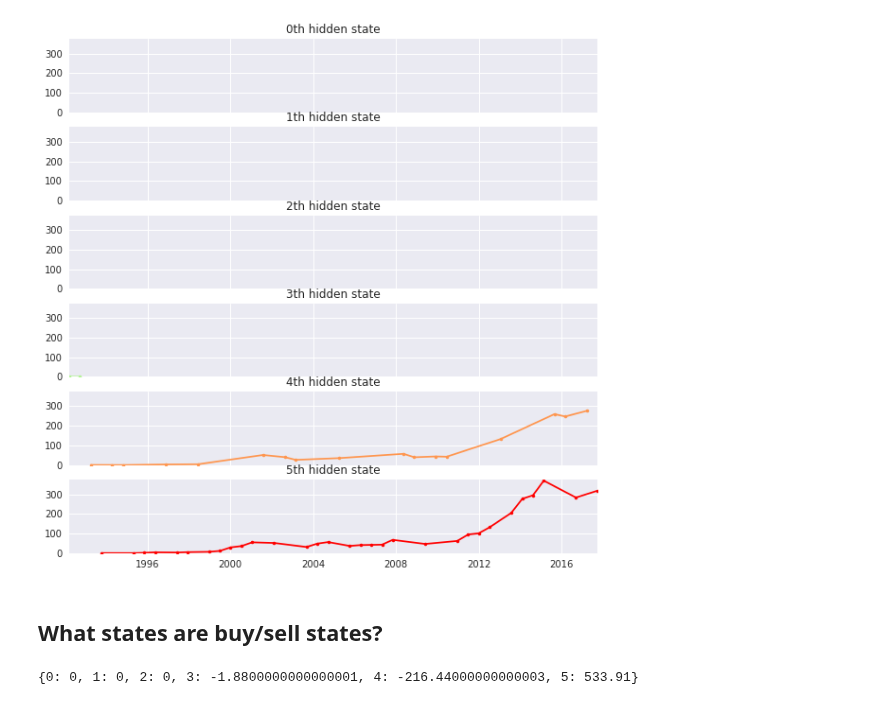
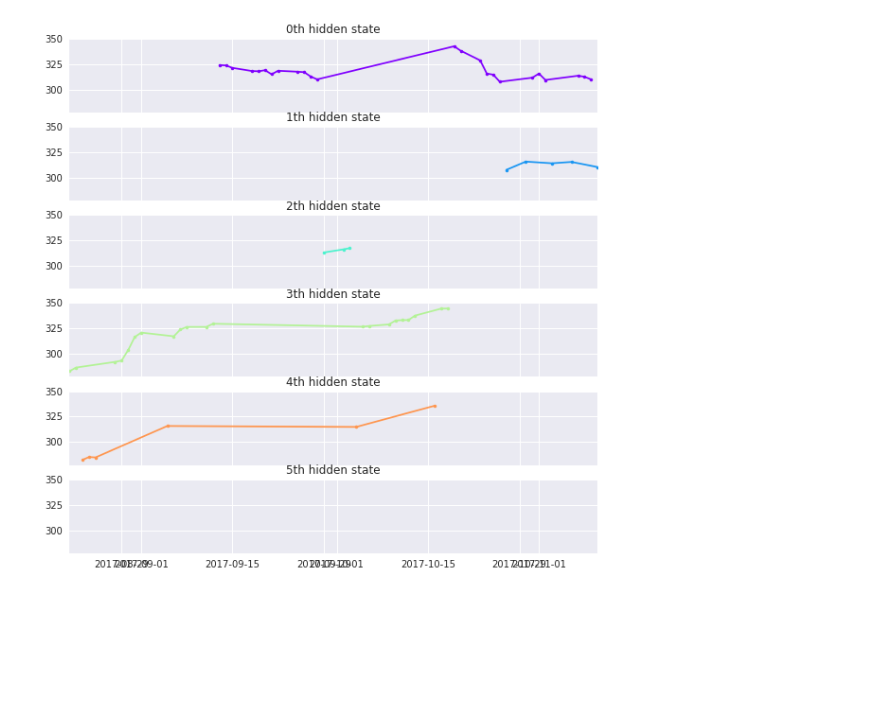
Before and after one commit to sophielouie/cs4100-5100-final-proj, a Jupyter notebook: HMM_Learn.ipynb, the cells around one changed output. Saved outputs shown, nothing was run; the diff lists cells and outputs as text; code cells hidden in the pictures; blank space fills up the shorter version.

```diff
--- a/HMM_Learn.ipynb
+++ b/HMM_Learn.ipynb
@@ -14,7 +14,7 @@ def sample_from_full_df(df, num_samples):
     return df[df.index % mod == 0].reset_index()
 # %%
 # Set global constants
-NUM_OBSERVATIONS = 30
+NUM_OBSERVATIONS = 60
 NUM_COMPONENTS = 6
 USE_FULL_SAMPLE = False
 # %%
@@ -100,10 +100,9 @@ def get_random_distribution(size):
 print("fitting to HMM and decoding ...", end="")
 
 # Make an HMM instance and execute fit
-model = MultinomialHMM(n_components=NUM_COMPONENTS, n_iter=10, params='ste', init_params="")
+model = MultinomialHMM(n_components=NUM_COMPONENTS, n_iter=10, params='ste', init_params="e")
 
 # randomize the initial state probabilities
-# model.startprob_ = [0.16666, 0.16666, 0.16666, 0.16666, 0.16666, 0.16667]
 model.startprob_ = [0.16, 0.16, 0.17, 0.17, 0.17, 0.17]
 
 # randomize the initial transition probabilities
@@ -124,15 +123,6 @@ model.fit(X)
 
 # Predict the optimal sequence of internal hidden state
 hidden_states = model.predict(X)
-print("hidden_states", hidden_states)
 
 print("done")
-
-print(model._get_param_names())
-print(model.transmat_)
-print(model.emissionprob_)
-
-epmForPPT = pd.DataFrame(model.emissionprob_,columns=['Increasing','Decreasing'])
-epmForPPT.insert(0, 'States', ['Very Low','Low','Mod. Low','Mod. High','High', 'Very High'])
-epmForPPT
 # %% [output]
@@ -183,52 +132,32 @@ done
 # print(model.transmat_)
 # print()
 
 dates = df_with_emissions["Date"]
 close_v = df_with_emissions["Close"]
 
 
 fig, axs = plt.subplots(model.n_components, sharex=True, sharey=True)
 colours = cm.rainbow(numpy.linspace(0, 1, model.n_components))
 for i, (ax, colour) in enumerate(zip(axs, colours)):
     # Use fancy indexing to plot data in each state.
     mask = hidden_states == i
     ax.plot_date(dates[mask], close_v[mask], ".-", c=colour)
     ax.set_title("{0}th hidden state".format(i))
 
     # Format the ticks.
-#     ax.xaxis.set_major_locator(YearLocator())
     ax.xaxis.set_minor_locator(MonthLocator())
 
     ax.grid(True)
 
 # set axis
 plt.xlim(dates[0], dates[len(dates)-1])
 
 # set y-axis
-plt.ylim(numpy.amin(close_v), numpy.amax(close_v) + 5)
+plt.ylim(numpy.amin(close_v) - 5, numpy.amax(close_v) + 5)
 
 # plt.xlim(1, 10)
 fig.set_size_inches(10, 10)
 seaborn.set()
 plt.show()
 # %% [output]
-[figure, old version]
+[figure, new version]
-# %% [markdown]
-## What states are buy/sell states?
-# %%
-# States with an overall a large positive diff should be considered buy states
-# and states with a negative diff should be sell states
-
-buy_sell = dict.fromkeys(range(NUM_COMPONENTS), 0);
-
-# Iterate through the list of states
-for i in range(len(hidden_states)):
-    # add the difference
-    diff = df_with_emissions.loc[i,:]['Close Value Difference']
-    state = hidden_states[i]
-    buy_sell[state] += diff
-
-
-print(buy_sell)
-# %% [output]
-{0: 0, 1: 0, 2: 0, 3: -1.8800000000000001, 4: -216.44000000000003, 5: 533.91}
```
Also changed, not shown: parts of 3 cells of this notebook.
